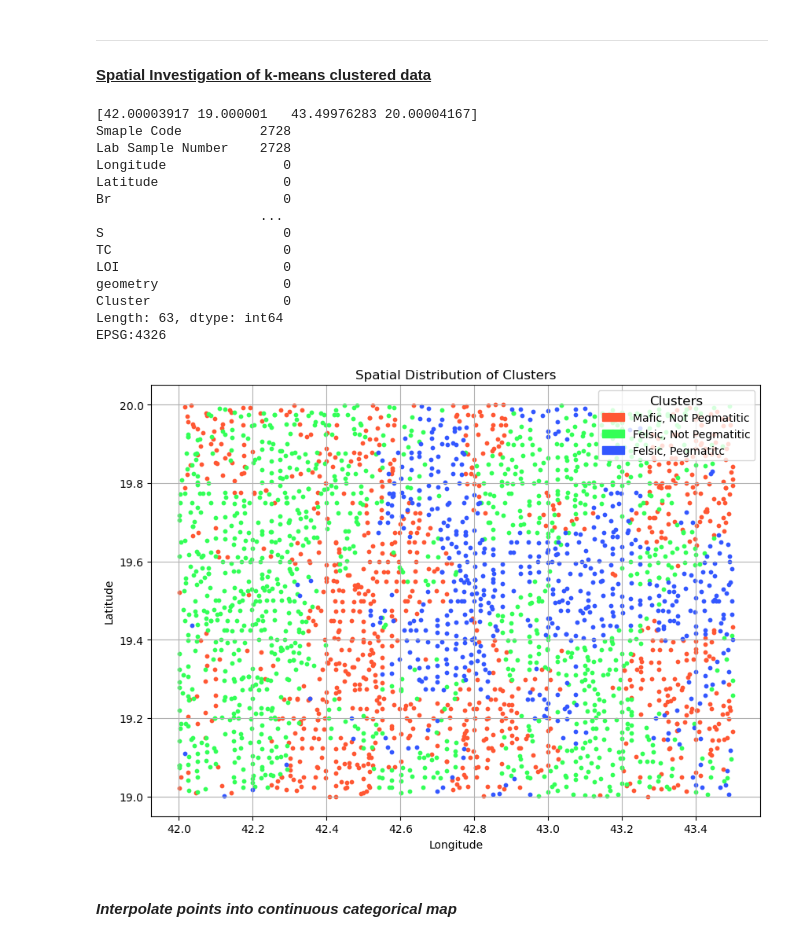
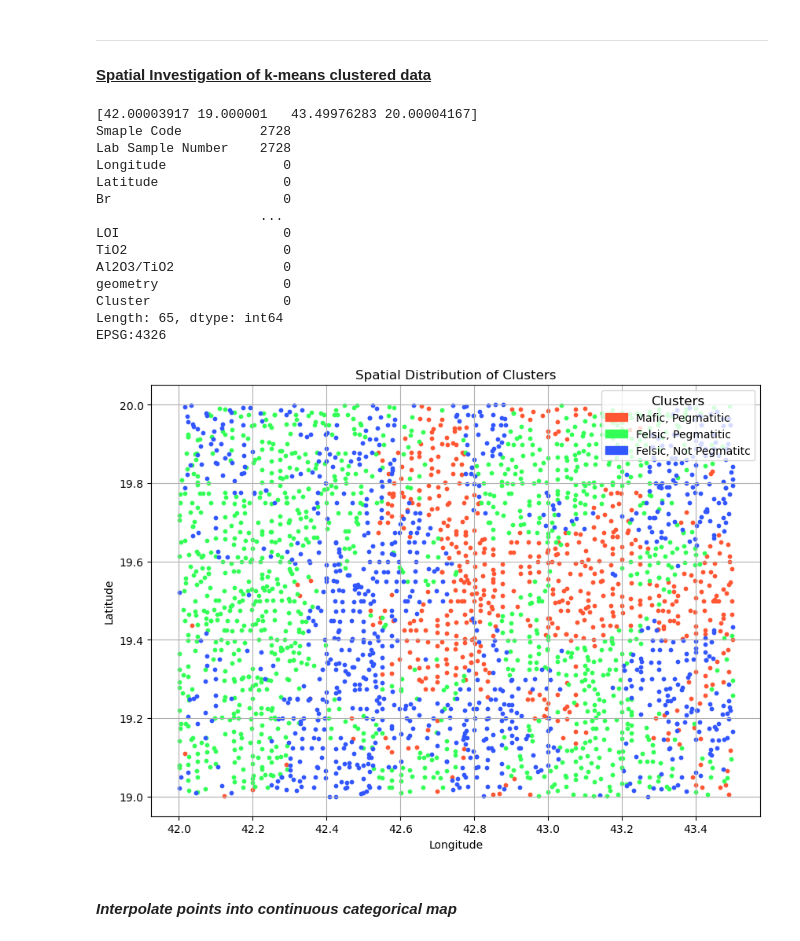
Before and after one commit to tyhowee/personal_code, a Jupyter notebook: data_analysis/gsas_saudi_data.ipynb, the cells around one changed output. Saved outputs shown, nothing was run; the diff lists cells and outputs as text; code cells hidden in the pictures.

```diff
--- a/data_analysis/gsas_saudi_data.ipynb
+++ b/data_analysis/gsas_saudi_data.ipynb
@@ -649,7 +685,7 @@ plt.show()
 #### *Perform k-means clustering using optimal number of clusters*
 # %%
 # Step 3: Perform K-means clustering on pre-PCA data with optimal number of clusters (e.g., k=3)
-gsas_optimal_k = 2  # Based on the elbow plot
+gsas_optimal_k = 3  # Based on the elbow plot
 gsas_kmeans = KMeans(n_clusters=gsas_optimal_k, random_state=42)
 gsas_clusters = gsas_kmeans.fit_predict(gsas_data_scaled2)
 
@@ -739,12 +773,12 @@ Longitude               0
 Latitude                0
 Br                      0
                      ...
-S                       0
-TC                      0
 LOI                     0
+TiO2                    0
+Al2O3/TiO2              0
 geometry                0
 Cluster                 0
-Length: 63, dtype: int64
+Length: 65, dtype: int64
 EPSG:4326
 # %%
 ### Spatial Analysis
@@ -759,35 +793,35 @@ cluster_colors = {
 # Add a 'Color' column to GeoDataFrame
 gsas_geo_data["Color"] = gsas_geo_data["Cluster"].map(cluster_colors)
 
 # Define new names for the clusters
-cluster_names = {0: "Mafic, Not Pegmatitic", 1: "Felsic, Not Pegmatitic", 2: "Felsic, Pegmatitc"}
+cluster_names = {0: "Mafic, Pegmatitic", 1: "Felsic, Pegmatitic", 2: "Felsic, Not Pegmatitc"}
 
 # Add a new column to the GeoDataFrame with descriptive cluster names
 gsas_geo_data["Cluster_Name"] = gsas_geo_data["Cluster"].map(cluster_names)
 
 # Plot the clusters
 fig, ax = plt.subplots(figsize=(10, 8))
 for cluster, color in cluster_colors.items():
     subset = gsas_geo_data[gsas_geo_data["Cluster"] == cluster]
     subset.plot(ax=ax, color=color, markersize=10, label=f"Cluster {cluster}", aspect='auto')
 
 # Add a categorical legend (aligned with cluster colors)
 handles = [
     mpatches.Patch(color=color, label=cluster_names[cluster])
     for cluster, color in cluster_colors.items()
 ]
 plt.legend(
     handles=handles, title="Clusters", loc="upper right", fontsize=10, title_fontsize=12
 )
 
 # Add titles and labels
 plt.title("Spatial Distribution of Clusters")
 plt.xlabel("Longitude")
 plt.ylabel("Latitude")
 plt.grid()
 plt.show()
 # %% [output]
-[figure, old version]
+[figure, new version]
 # %% [markdown]
 #### *Interpolate points into continuous categorical map*
 # %%
```
Also changed, not shown: parts of 12 cells of this notebook.
